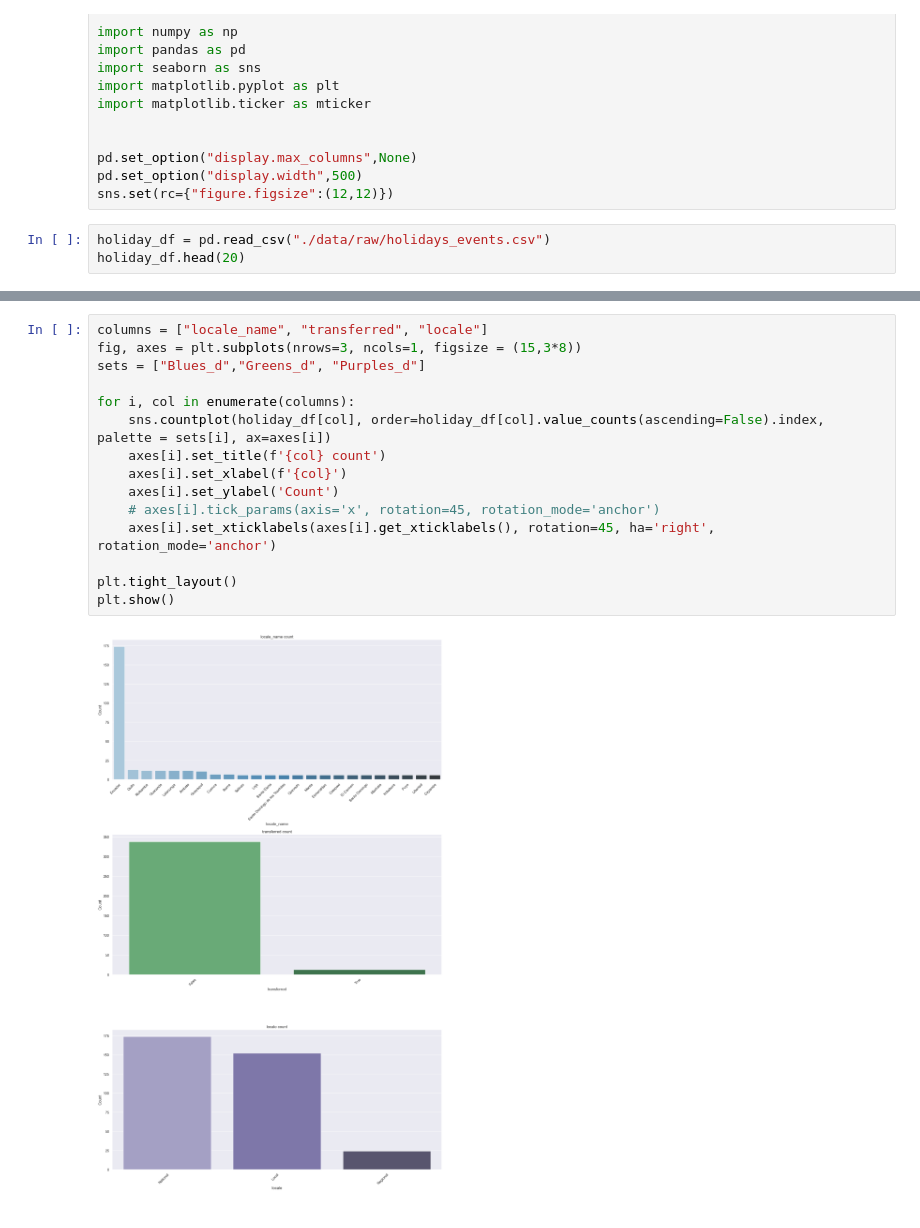
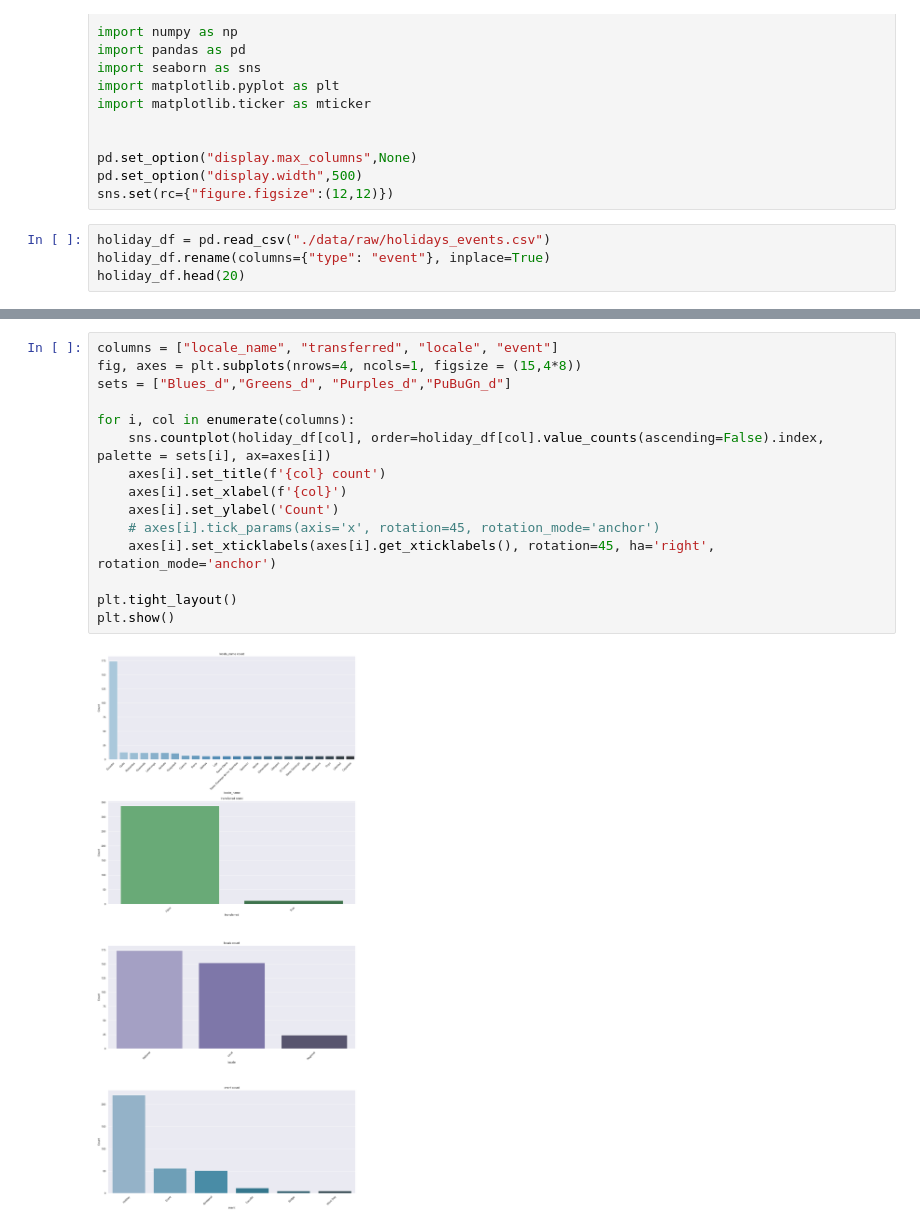
Before and after one commit to melisnv/data-science-projects, a Jupyter notebook: time-series-store-sales/holiday-analysis.ipynb, the cells around one changed output, grey strips where cells are left out. Cells and saved outputs as stored; diff of their text form.

Commit message:
event analysis

```diff
--- a/time-series-store-sales/holiday-analysis.ipynb
+++ b/time-series-store-sales/holiday-analysis.ipynb
@@ -27,5 +28,6 @@ pd.set_option("display.width",500)
 sns.set(rc={"figure.figsize":(12,12)})
 # %%
 holiday_df = pd.read_csv("./data/raw/holidays_events.csv")
+holiday_df.rename(columns={"type": "event"}, inplace=True)
 holiday_df.head(20)
 # %% [output]
@@ -63,19 +65,19 @@ holiday_df[holiday_df["transferred"] == True]
 | 328 | 2017-09-28 | Holiday | Local | Ibarra | Fundacion de Ibarra | True |
 | 340 | 2017-12-06 | Holiday | Local | Quito | Fundacion de Quito | True |
 # %%
-columns = ["locale_name", "transferred", "locale"]
-fig, axes = plt.subplots(nrows=3, ncols=1, figsize = (15,3*8))
-sets = ["Blues_d","Greens_d", "Purples_d"]
+columns = ["locale_name", "transferred", "locale", "event"]
+fig, axes = plt.subplots(nrows=4, ncols=1, figsize = (15,4*8))
+sets = ["Blues_d","Greens_d", "Purples_d","PuBuGn_d"]
 
 for i, col in enumerate(columns):
     sns.countplot(holiday_df[col], order=holiday_df[col].value_counts(ascending=False).index, palette = sets[i], ax=axes[i])
     axes[i].set_title(f'{col} count')
     axes[i].set_xlabel(f'{col}')
     axes[i].set_ylabel('Count')
     # axes[i].tick_params(axis='x', rotation=45, rotation_mode='anchor')
     axes[i].set_xticklabels(axes[i].get_xticklabels(), rotation=45, ha='right', rotation_mode='anchor')
 
 plt.tight_layout()
 plt.show()
 # %% [output]
-[figure, old version]
+[figure, new version]
```
Also changed, not shown: parts of 20 cells of this notebook.
